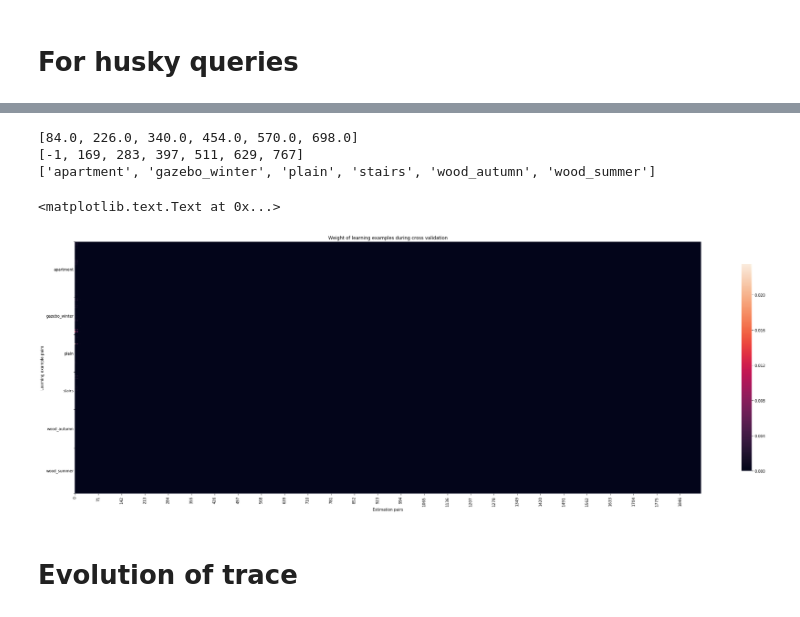
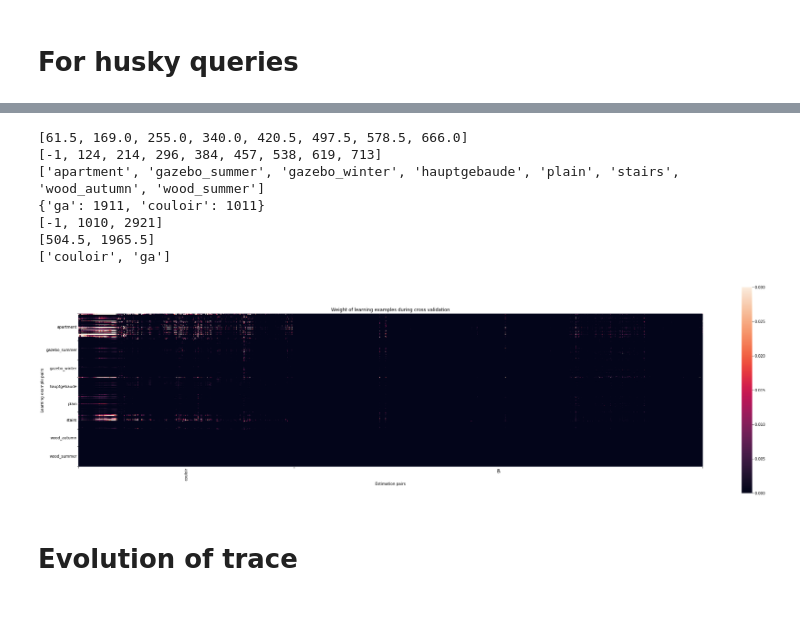
Before and after one commit to davidlandry93/registration-covariance-analysis, a Jupyter notebook: notebooks/2018-05-22-validation-by-dataset.ipynb, the cells around one changed output, grey strips where cells are left out. Drawn from its saved outputs; the diff is of its cells as text; code cells hidden in the pictures.

```diff
--- a/notebooks/2018-05-22-validation-by-dataset.ipynb
+++ b/notebooks/2018-05-22-validation-by-dataset.ipynb
@@ -160,13 +175,16 @@ from recova.learning.learning import model_loader
 # %%
-with open('/home/dlandry/dataset/learning_sets/2018-06-11-gaussians-eigen.json') as f:
+with open('/home/dlandry/dataset/learning_sets/2018-06-18-density-threshold.json') as f:
     learning_dataset = json.load(f)
     xs = np.array(learning_dataset['data']['xs'])
     ys = np.array(learning_dataset['data']['ys'])
 
-with open('/home/dlandry/dataset/query_sets/2018-06-11-gaussians-eigen.json') as f:
+with open('/home/dlandry/dataset/learning_runs/2018-06-18-new-examples.json') as f:
+    learning_run = json.load(f)
+
+
+with open('/home/dlandry/dataset/query_sets/2018-06-14-incl-couloir.json') as f:
     query_dataset = json.load(f)
     xs_query = np.array(query_dataset['data']['xs'])
 
-with open('/home/dlandry/dataset/learning_runs/2018-06-11-cv-gaussians-eigen/cv-gazebo_summer.json') as f:
-    learning_run = json.load(f)
-    model = model_loader(learning_run)
+
+model = model_from_file('/home/dlandry/dataset/learning_runs/2018-06-18-new-examples.model', 'cello')
@@ -224,44 +269,69 @@ print(minor_ticks)
 print(major_ticks)
 print(labels)
 
-query_major_ticks = [0, len(query_dataset['data']['pairs'])]
-query_minor_ticks = [len(query_dataset['data']['pairs']) / 2.]
-query_labels = ['grand-axe']
+dataset_counts = {}
+for index in range(len(query_dataset['data']['pairs'])):
+    pair = query_dataset['data']['pairs'][index]
+
+    if  pair['dataset'] not in dataset_counts:
+        dataset_counts[pair['dataset']] = 1
+    else:
+        dataset_counts[pair['dataset']] += 1
+
+print(dataset_counts)
+
+query_minor_ticks = []
+query_major_ticks = []
+query_labels = [x for x in sorted(dataset_counts)]
+last_pos=0
+for d in sorted(dataset_counts):
+    query_major_ticks.append(last_pos-1)
+    last_pos += dataset_counts[d]
+query_major_ticks.append(last_pos-1)
+
+for i in range(len(query_major_ticks) - 1):
+    query_minor_ticks.append((query_major_ticks[i] + query_major_ticks[i+1]) / 2.)
+
+
+print(query_major_ticks)
+print(query_minor_ticks)
+print(query_labels)
 # %% [output]
-[84.0, 226.0, 340.0, 454.0, 570.0, 698.0]
-[-1, 169, 283, 397, 511, 629, 767]
-['apartment', 'gazebo_winter', 'plain', 'stairs', 'wood_autumn', 'wood_summer']
+[61.5, 169.0, 255.0, 340.0, 420.5, 497.5, 578.5, 666.0]
+[-1, 124, 214, 296, 384, 457, 538, 619, 713]
+['apartment', 'gazebo_summer', 'gazebo_winter', 'hauptgebaude', 'plain', 'stairs', 'wood_autumn', 'wood_summer']
+{'ga': 1911, 'couloir': 1011}
+[-1, 1010, 2921]
+[504.5, 1965.5]
+['couloir', 'ga']
 # %%
 fig, ax1 = plt.subplots()
-sb.heatmap(similarity_matrix, ax=ax1, square=True, cbar_kws={"shrink": .82})
+sb.heatmap(similarity_matrix, ax=ax1, square=True, cbar_kws={"shrink": .82}, vmin=0.0, vmax=0.03)
 ax1.tick_params(axis='both', which='minor', length=0)
 
 
 
-#ax.set_xticks(query_major_ticks)
-#ax.set_xticklabels('')
-#ax.set_xticks(query_minor_ticks, minor=True)
-#ax.set_xticklabels(query_labels, horizontalalignment='center', minor=True, rotation=90)
-
+ax1.set_xticks(query_major_ticks)
+ax1.set_xticklabels('')
+ax1.set_xticks(query_minor_ticks, minor=True)
+ax1.set_xticklabels(query_labels, horizontalalignment='center', minor=True, rotation=90)
 
 
 ax1.set_yticks(major_ticks)
 ax1.set_yticklabels('')
 ax1.set_yticks(minor_ticks, minor=True)
 ax1.set_yticklabels(labels, verticalalignment='center', minor=True)
 
 ax1.set_xlabel('Estimation pairs')
 ax1.set_ylabel('Learning example pairs')
 ax1.set_title('Weight of learning examples during cross validation')
+
+plt.tight_layout()
+fig.set_size_inches((40.0,10.0))
+plt.savefig('/home/dlandry/fig.png')
+plt.show()
 # %% [output]
-<matplotlib.text.Text at 0x...>
+[figure, added]
-# %%
-plt.tight_layout()
-fig.set_size_inches((40.0,10.0))
-plt.savefig('/home/dlandry/fig.png')
-plt.show()
-# %% [output]
-[figure, removed]
 # %% [markdown]
 # Evolution of trace
 # %%
```
Also changed, not shown: parts of 11 cells of this notebook, 7 other files.
